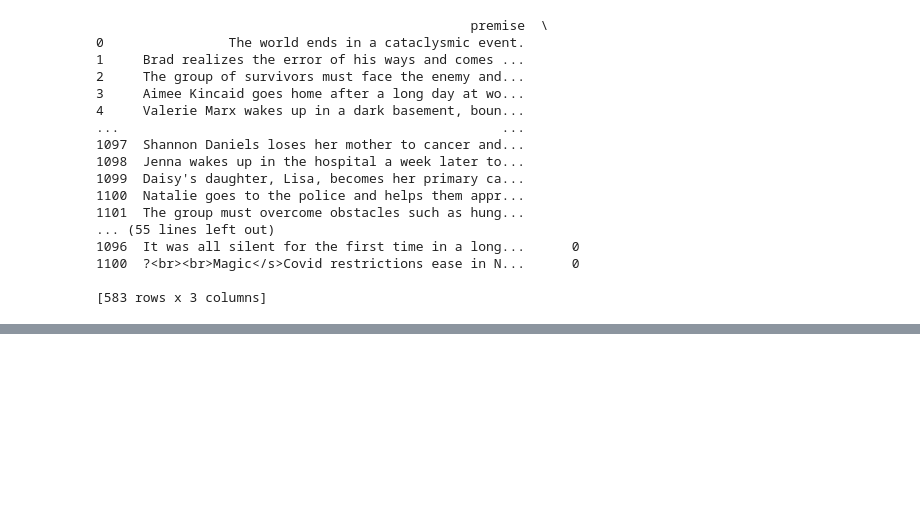
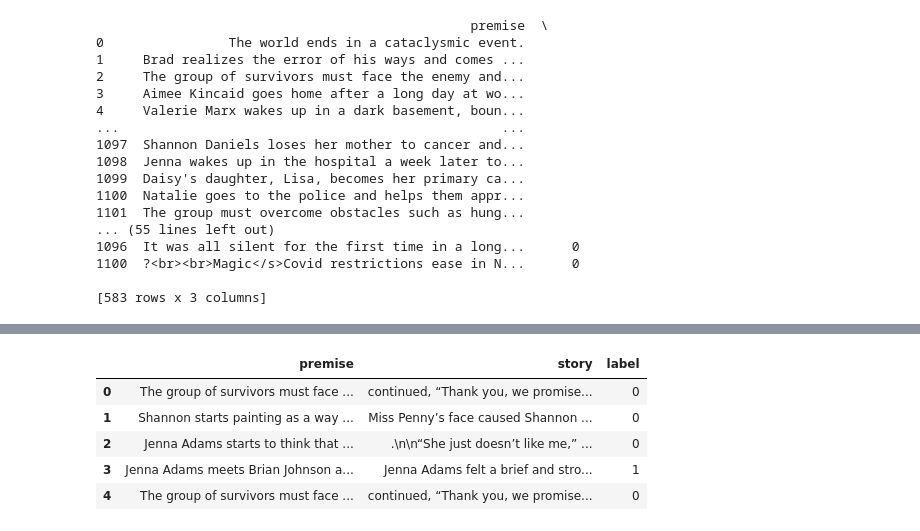
Before and after one commit to Lenguist/long-narrative-generation, a Jupyter notebook: evaluate2.ipynb, the cells around one changed output, grey strips where cells are left out. Saved outputs shown, nothing was run; the diff lists cells and outputs as text; code cells hidden in the pictures; blank space fills up the shorter version.

```diff
--- a/evaluate2.ipynb
+++ b/evaluate2.ipynb
@@ -307,10 +307,10 @@ inconsistencies = duplicates.groupby('story').agg({'label': pd.Series.nunique})
 inconsistent_stories = inconsistencies[inconsistencies['label'] > 1].index.tolist()
 
 # Filter out rows with inconsistent stories
-consistent_df = new_df[~new_df['story'].isin(inconsistent_stories)]
+relevance_consistent_df = new_df[~new_df['story'].isin(inconsistent_stories)]
 
 print("DataFrame after removing inconsistent rows:")
-print(consistent_df)
+print(relevance_consistent_df)
 # %% [output]
                                                 premise  \
 0                The world ends in a cataclysmic event.
@@ -397,0 +415,17 @@ print(consistent_df)
+# %%
+# Save the DataFrame as a CSV file
+csv_file_path = 'relevance_train_df.csv'
+relevance_consistent_df.to_csv(csv_file_path, index=False)
+
+# Read the CSV file back into a DataFrame
+df_reloaded = pd.read_csv(csv_file_path)
+
+# Display the reloaded DataFrame
+df_reloaded.head()
+# %% [output]
+|  | premise | story | label |
+| 0 | The group of survivors must face ... | continued, “Thank you, we promise... | 0 |
+| 1 | Shannon starts painting as a way ... | Miss Penny’s face caused Shannon ... | 0 |
+| 2 | Jenna Adams starts to think that ... | .\n\n“She just doesn’t like me,” ... | 0 |
+| 3 | Jenna Adams meets Brian Johnson a... | Jenna Adams felt a brief and stro... | 1 |
+| 4 | The group of survivors must face ... | continued, “Thank you, we promise... | 0 |
```
Also changed, not shown: parts of 29 cells of this notebook, 3 other files.
